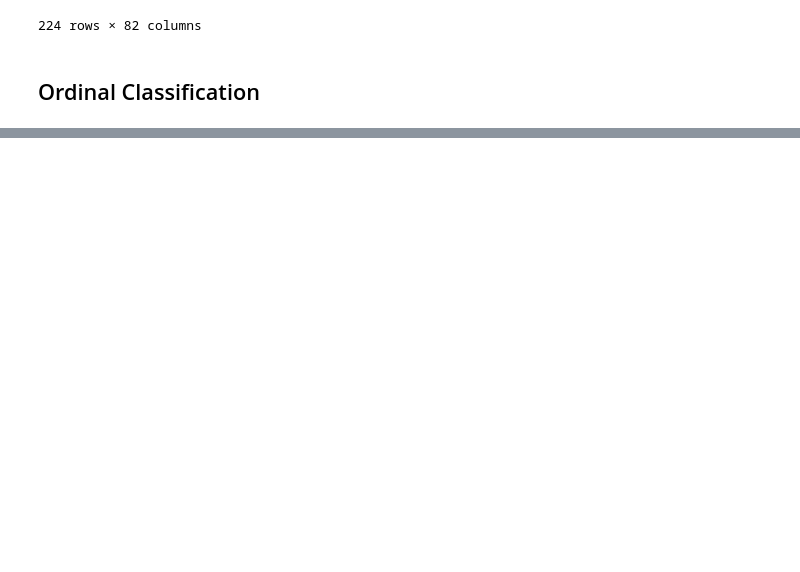
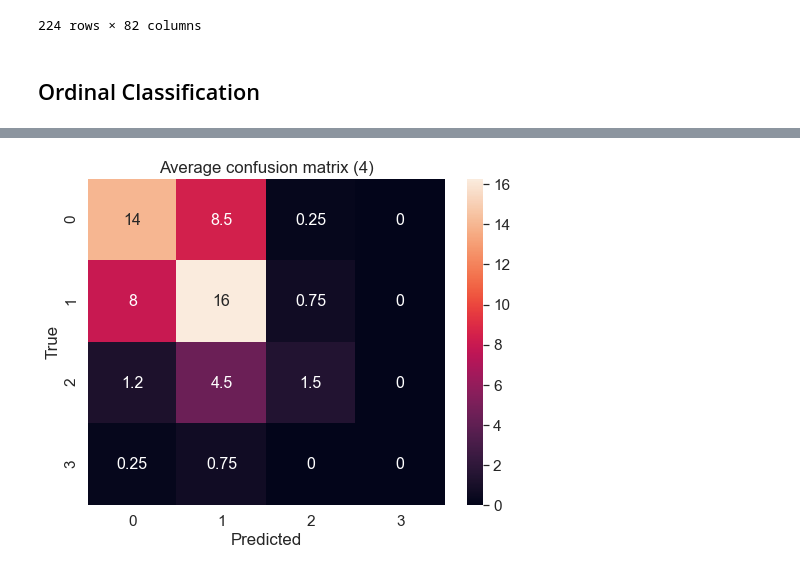
Before and after one commit to Projet-Fil-Rouge-AFPA/filrouge, a Jupyter notebook: Notebook_Vincent.ipynb, the cells around one changed output, grey strips where cells are left out. Cells and saved outputs as stored; diff of their text form; code cells hidden in the pictures; blank space fills up the shorter version.

```diff
--- a/Notebook_Vincent.ipynb
+++ b/Notebook_Vincent.ipynb
@@ -165,3 +224,14 @@ t_d4 = ['sexe']
+# %%
+df_cm = pd.DataFrame(mean_of_conf_matrix_arrays, range(4), range(4))
+plt.figure(figsize=(8,6))
+sns.set(font_scale=1.4) # for label size
+sns.heatmap(df_cm, annot=True, annot_kws={"size": 16}) # font size
+plt.title('Average confusion matrix ('+str(n_splits)+')')
+plt.xlabel('Predicted')
+plt.ylabel('True')
+plt.show()
+# %% [output]
+[figure, added]
 # %%
 def plot_feature_importance(importance,names,model_type):
 
```
Also changed, not shown: parts of 27 cells of this notebook, 3 other files.
